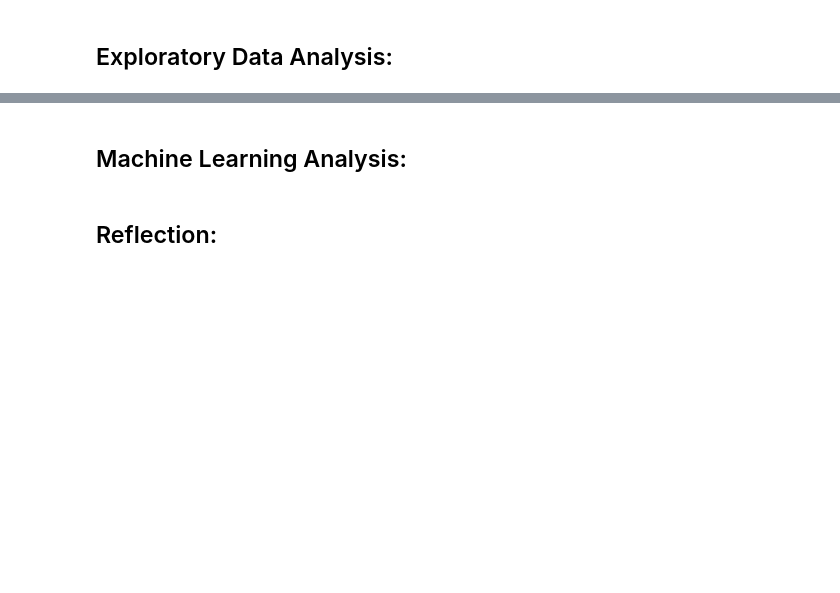
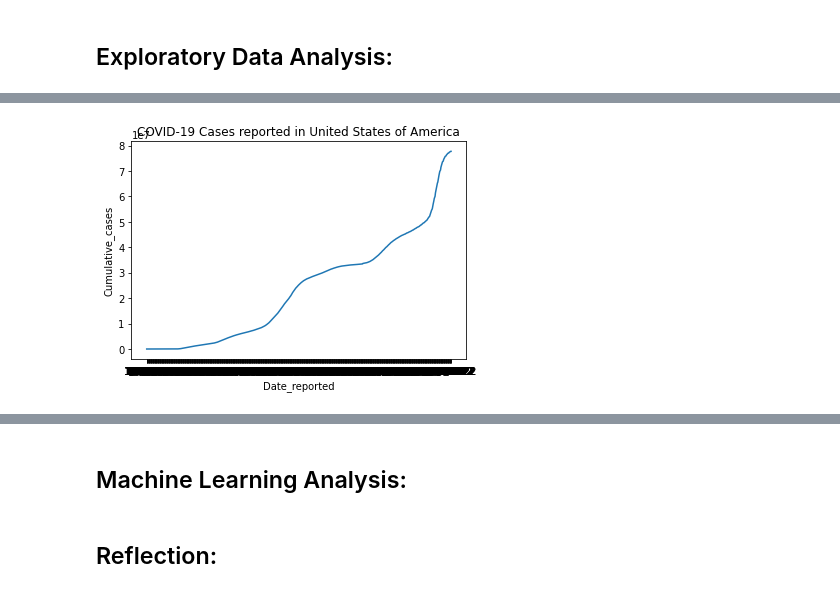
Before and after one commit to uic-cs418/cs418-spring22-the-wild-card, a Jupyter notebook: Covid Analysis.ipynb, the cells around one changed output, grey strips where cells are left out. Saved outputs shown, nothing was run; the diff lists cells and outputs as text; code cells hidden in the pictures; blank space fills up the shorter version.

```diff
--- a/Covid Analysis.ipynb
+++ b/Covid Analysis.ipynb
@@ -119,0 +98,7 @@ first_vaccine_dates = first_vaccine_dates.sort_values(by='FIRST_VACCINE_DATE')
+# %%
+#make datasets to show total cases and total deaths to understand the severity of Pandemic
+#dataset with just Country, Cumlative_cases, date repoted
+#Team member: Shambhavi Danayak
+df= main[["Country","Date_reported", "Cumulative_cases"]]
+df.head()
+df[df.Cumulative_cases != 0].reset_index()
@@ -151 +212,14 @@ After cleaning the data, we printed the first_vaccine_dates table (sorted by dat
+# %%
+# Considering only a few countries United States of America, Canada and UK
+import datetime
+dfUSA= df[df['Country']== 'United States of America']
+dfUSA.head()
+dfUSA.tail()
+#Drop rows with cumulative cases = 0 and reset the index
+dfUSA[dfUSA.Cumulative_cases!=0].reset_index()
+#"Dates": pd.date_range("20180101", periods=n, freq="10d"
+sns.lineplot(x='Date_reported',y='Cumulative_cases',data=dfUSA).set_title('COVID-19 Cases reported in United States of America')
+plt.show()
+# %% [output]
+[figure, added]
 # %% [markdown]
```
Also changed, not shown: parts of 24 cells of this notebook.
